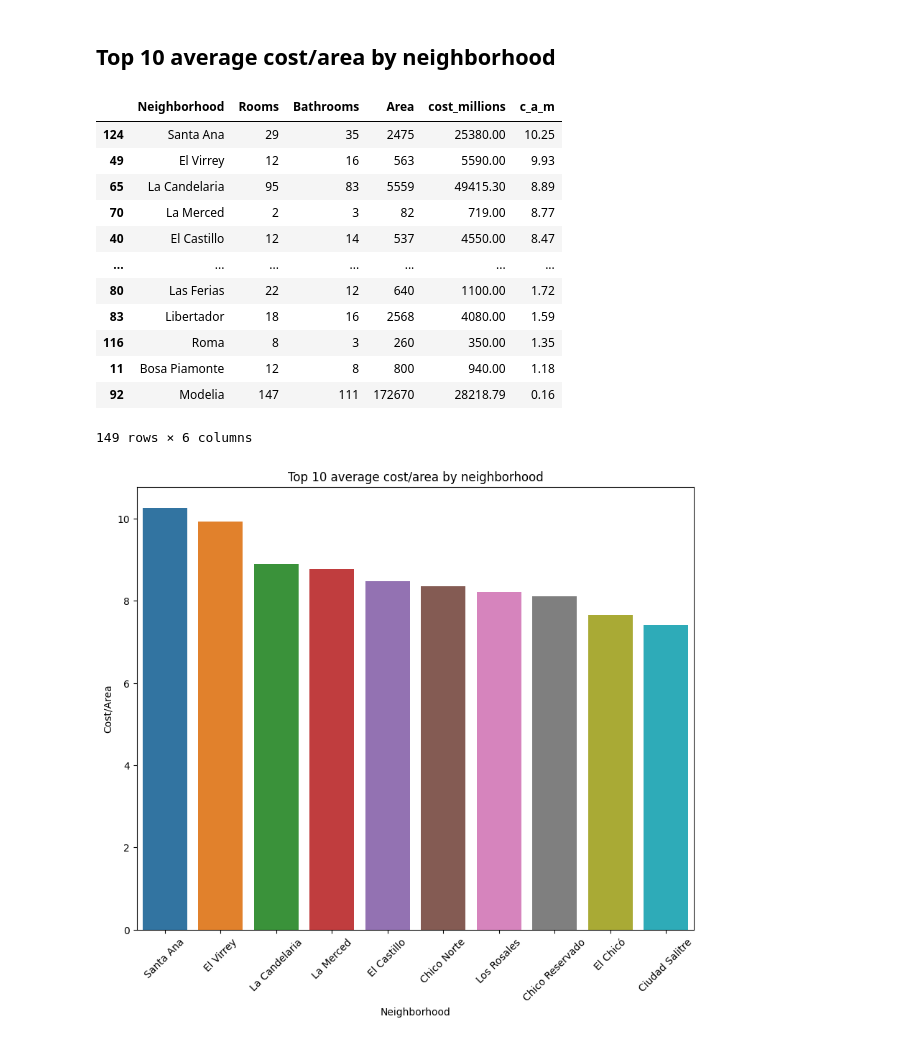
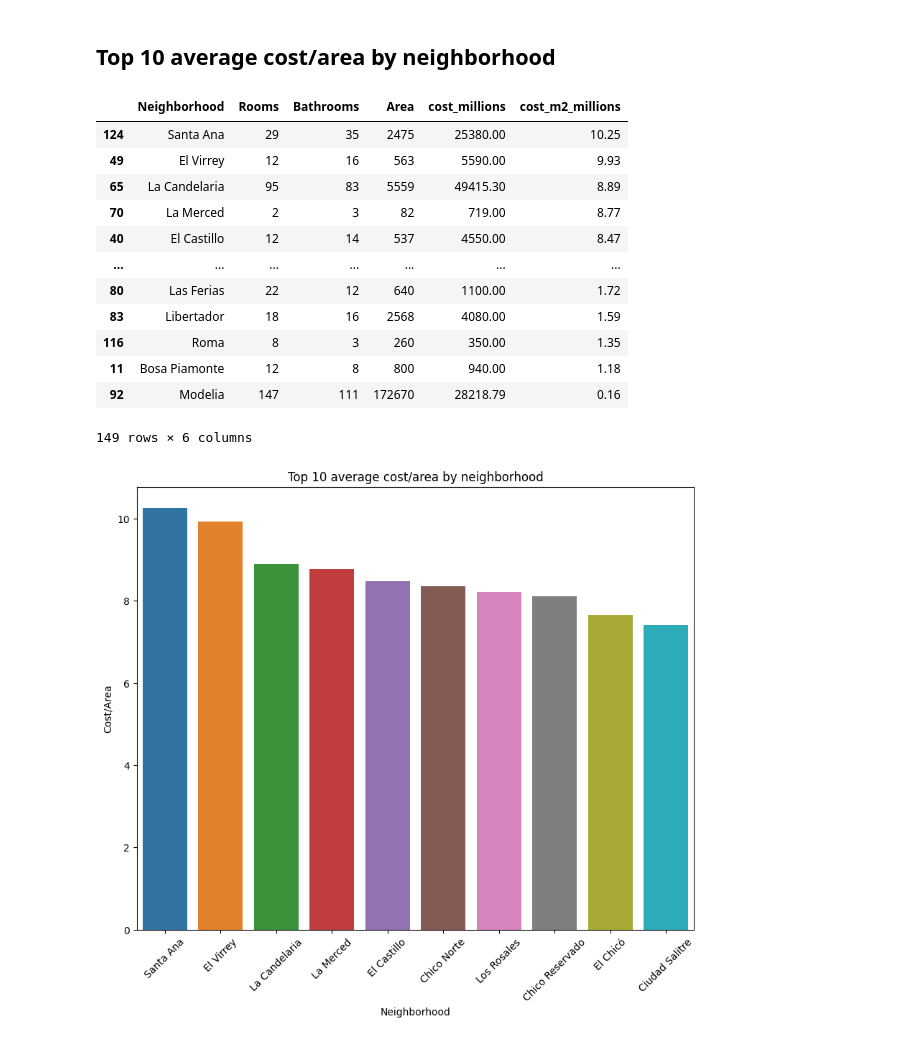
Before and after one commit to EmmanuelMald/Inmersion-datos-Aiura-LATAM, a Jupyter notebook: Integrate_work.ipynb, the cells around one changed output. Saved outputs shown, nothing was run; the diff lists cells and outputs as text; code cells hidden in the pictures.

```diff
--- a/Integrate_work.ipynb
+++ b/Integrate_work.ipynb
@@ -87,9 +86,11 @@ data.Type=data.Type.str.replace("Edificio", "Building")
 # %% [markdown]
 - I will change the data type of "Cost" column, from object (string) to float and I will change the unit to millions
 # %%
-data["cost_millions"] = data.Cost.str.split(regex=True, expand = True )[1] # regex = read regular expresions and expand returns a Series
+data["cost_millions"] = data.Cost.str.split(regex=True, expand = True )[1] # regex = read regular expresions and expand returns a DataFrame
+# I take the second column of the dataframe generated by expand = True because there we have the cost, that column it still a string type
 data.cost_millions = data.cost_millions.str.replace(".","")
-data.cost_millions = data.cost_millions.astype("int64")/1e6
+data.cost_millions = data.cost_millions.astype("float64")/1e6 #after clean our cost number, we change the type of the column to float and convert it
+#to millions
 # %%
 data.info()
 # %% [output]
@@ -227,12 +228,12 @@ plt.show()
 # %%
 df_nbhds=data.groupby("Neighborhood").sum(numeric_only=True) #numeric_only will
 # need to be changed to True in future versions
-df_nbhds["c_a_m"]=df_nbhds.cost_millions/df_nbhds.Area #c_a_m=cost_area_millions
+df_nbhds["cost_m2_millions"]=df_nbhds.cost_millions/df_nbhds.Area #
 df_nbhds.reset_index(drop=False,inplace=True)
-df_nbhds.sort_values("c_a_m",ascending=False,inplace=True)
+df_nbhds.sort_values("cost_m2_millions",ascending=False,inplace=True)
 df_nbhds
 # %% [output]
-|  | Neighborhood | Rooms | Bathrooms | Area | cost_millions | c_a_m |
+|  | Neighborhood | Rooms | Bathrooms | Area | cost_millions | cost_m2_millions |
 | 124 | Santa Ana | 29 | 35 | 2475 | 25380.00 | 10.25 |
 | 49 | El Virrey | 12 | 16 | 563 | 5590.00 | 9.93 |
 | 65 | La Candelaria | 95 | 83 | 5559 | 49415.30 | 8.89 |
```
Also changed, not shown: parts of 21 cells of this notebook.
